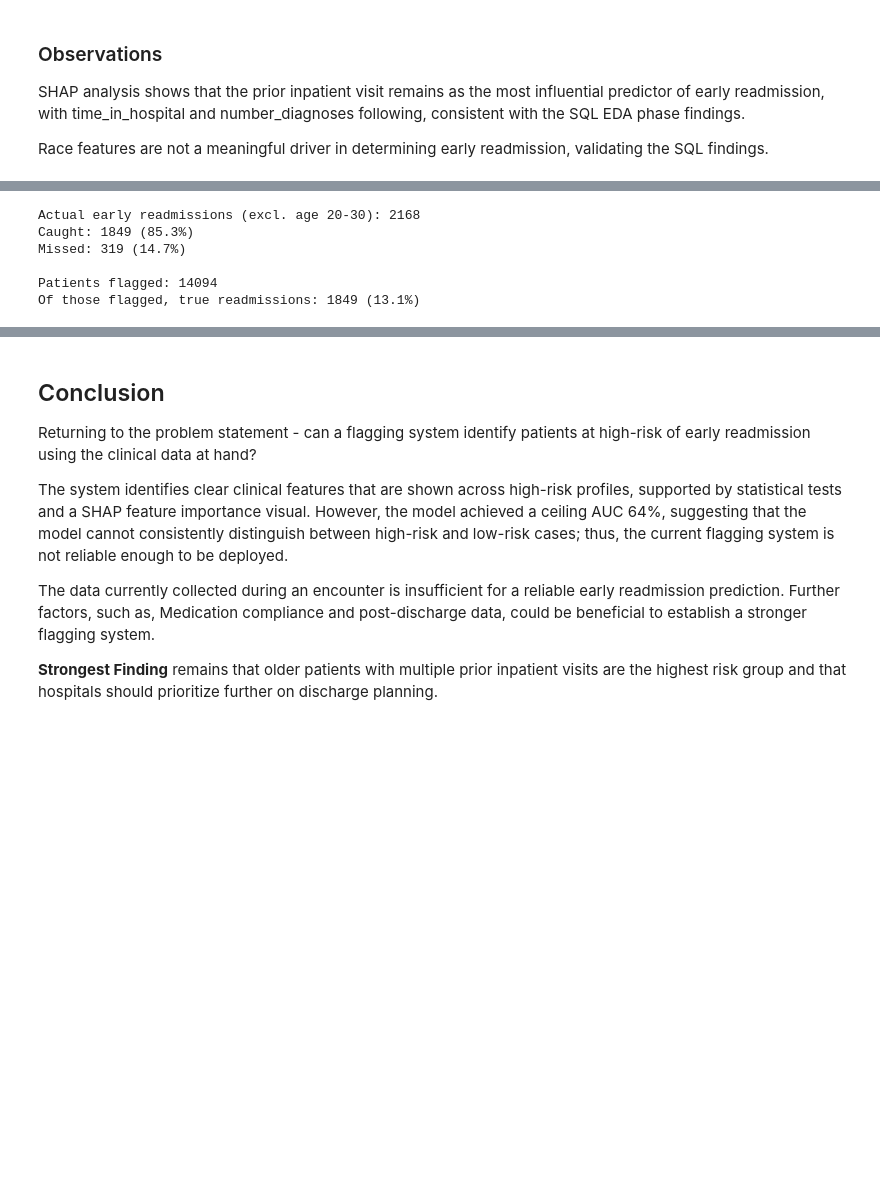
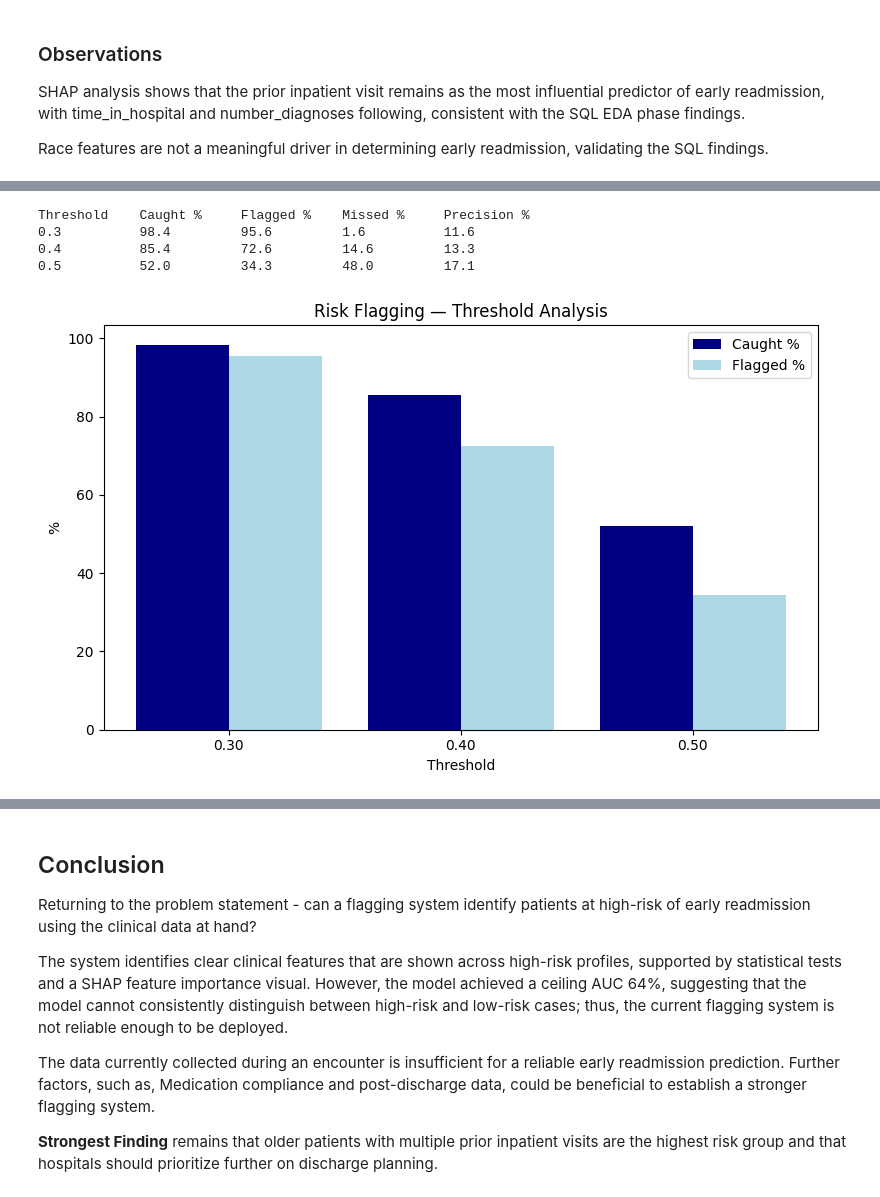
Before and after one commit to Hugoortega1025/diabetes-readmission-analysis, a Jupyter notebook: diabetes_readmission_modeling.ipynb, the cells around one changed output, grey strips where cells are left out. Saved outputs shown, nothing was run; the diff lists cells and outputs as text; code cells hidden in the pictures; blank space fills up the shorter version.

```diff
--- a/diabetes_readmission_modeling.ipynb
+++ b/diabetes_readmission_modeling.ipynb
@@ -461,23 +432,0 @@ Of flagged patients, actual readmissions: 1889 (13.3%)
-# %%
-# Evaluate model performance on non-young-adult patients
-results_older = results[encounters.loc[X_test.index, 'age'] != 2]
-
-total_actual_older = results_older['actual_readmission'].sum()
-flagged_older = results_older[results_older['flagged_high_risk'] == 1]
-not_flagged_older = results_older[results_older['flagged_high_risk'] == 0]
-
-caught_older = flagged_older['actual_readmission'].sum()
-missed_older = not_flagged_older['actual_readmission'].sum()
-
-print(f"Actual early readmissions (excl. age 20-30): {total_actual_older}")
-print(f"Caught: {caught_older} ({caught_older/total_actual_older:.1%})")
-print(f"Missed: {missed_older} ({missed_older/total_actual_older:.1%})")
-print(f"\nPatients flagged: {len(flagged_older)}")
-print(f"Of those flagged, true readmissions: {caught_older} ({caught_older/len(flagged_older):.1%})")
-# %% [output]
-Actual early readmissions (excl. age 20-30): 2168
-Caught: 1849 (85.3%)
-Missed: 319 (14.7%)
-
-Patients flagged: 14094
-Of those flagged, true readmissions: 1849 (13.1%)
@@ -484,2 +439,59 @@ Of those flagged, true readmissions: 1849 (13.1%)
+# %%
+thresholds = [0.30, 0.40, 0.50]
+summary = []
+
+for thresh in thresholds:
+    high_risk_group = results[results['risk_score'] >= thresh]
+    low_risk_group = results[results['risk_score'] < thresh]
+
+    true_positives = high_risk_group['actual_readmission'].sum()  # high risk correctly flagged and readmitted
+    false_negatives = low_risk_group['actual_readmission'].sum()  # missed (not flagged) and readmitted
+    patients_flagged = len(high_risk_group)
+    patients_total = len(results)
+    readmissions_total = results['actual_readmission'].sum()
+
+    summary.append({
+        'threshold': str(thresh),
+        'caught_pct': round(float(true_positives / readmissions_total * 100), 1),
+        'missed_pct': round(float(false_negatives / readmissions_total * 100), 1),
+        'flagged_pct': round(patients_flagged / patients_total * 100, 1),
+        'precision': round(float(true_positives / patients_flagged * 100), 1)
+        })
+
+
+print(f"{'Threshold':<12} {'Caught %':<12} {'Flagged %':<12} {'Missed %':<12} {'Precision %'}")
+
+
+for r in summary:
+    print(f"{r['threshold']:<12} {r['caught_pct']:<12} {r['flagged_pct']:<12} {r['missed_pct']:<12} {r['precision']}")
+# %% [output]
+Threshold    Caught %     Flagged %    Missed %     Precision %
+0.3          98.4         95.6         1.6          11.6
+0.4          85.4         72.6         14.6         13.3
+0.5          52.0         34.3         48.0         17.1
+# %%
+import matplotlib.pyplot as plt
+
+
+labels = ['0.30', '0.40', '0.50']
+caught = [98.4, 85.4, 52.0]
+flagged = [95.6, 72.6, 34.3]
+
+x = range(len(labels))
+
+plt.figure(figsize=(8, 5))
+plt.bar([i - 0.2 for i in x], caught, width=0.4, label='Caught %', color='navy')
+plt.bar([i + 0.2 for i in x], flagged, width=0.4, label='Flagged %', color='lightblue')
+
+plt.xticks(x, labels)
+plt.xlabel('Threshold')
+plt.ylabel('%')
+plt.title('Risk Flagging — Threshold Analysis')
+plt.legend()
+plt.tight_layout()
+plt.savefig('threshold_analysis.png', dpi=150)
+plt.show()
+# %% [output]
+[figure, added]
 # %% [markdown]
 ### Observations
```
Also changed, not shown: parts of 4 cells of this notebook.
